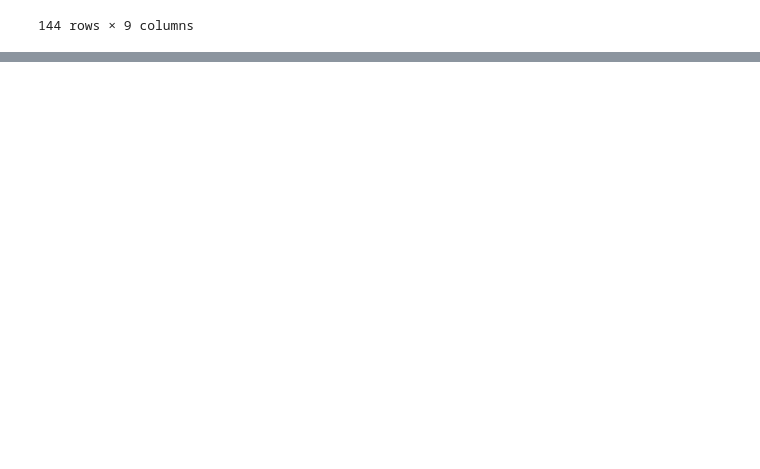
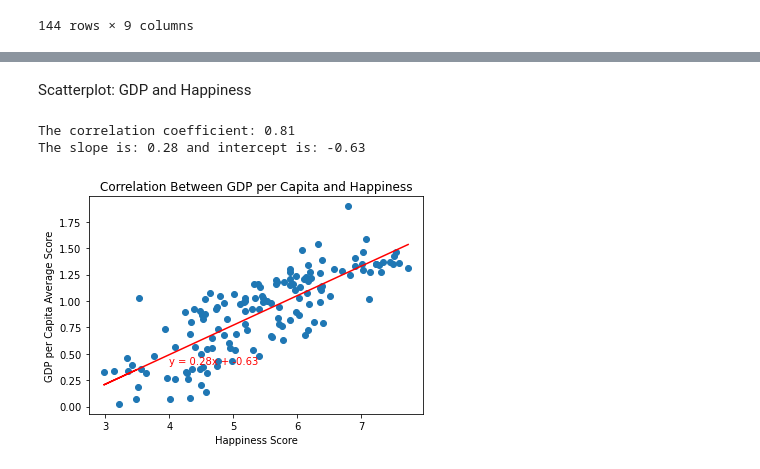
Before and after one commit to nbolt1989/Group_Project_1, a Jupyter notebook: Time for Happiness.ipynb, the cells around one changed output, grey strips where cells are left out. Saved outputs shown, nothing was run; the diff lists cells and outputs as text; code cells hidden in the pictures; blank space fills up the shorter version.

```diff
--- a/Time for Happiness.ipynb
+++ b/Time for Happiness.ipynb
@@ -280,0 +346,10 @@ top10
+# %% [markdown]
+Scatterplot: GDP and Happiness
+# %%
+happinessfunction(average_df["Score Average"],average_df['GDP per Capita Average'],\
+         title="Correlation Between GDP per Capita and Happiness",xlabel = "Happiness Score",\
+                  ylabel = "GDP per Capita Average Score", i=4,l=.4)
+# %% [output]
+The correlation coefficient: 0.81
+The slope is: 0.28 and intercept is: -0.63
+[figure, added]
```
Also changed, not shown: parts of 17 cells of this notebook.
